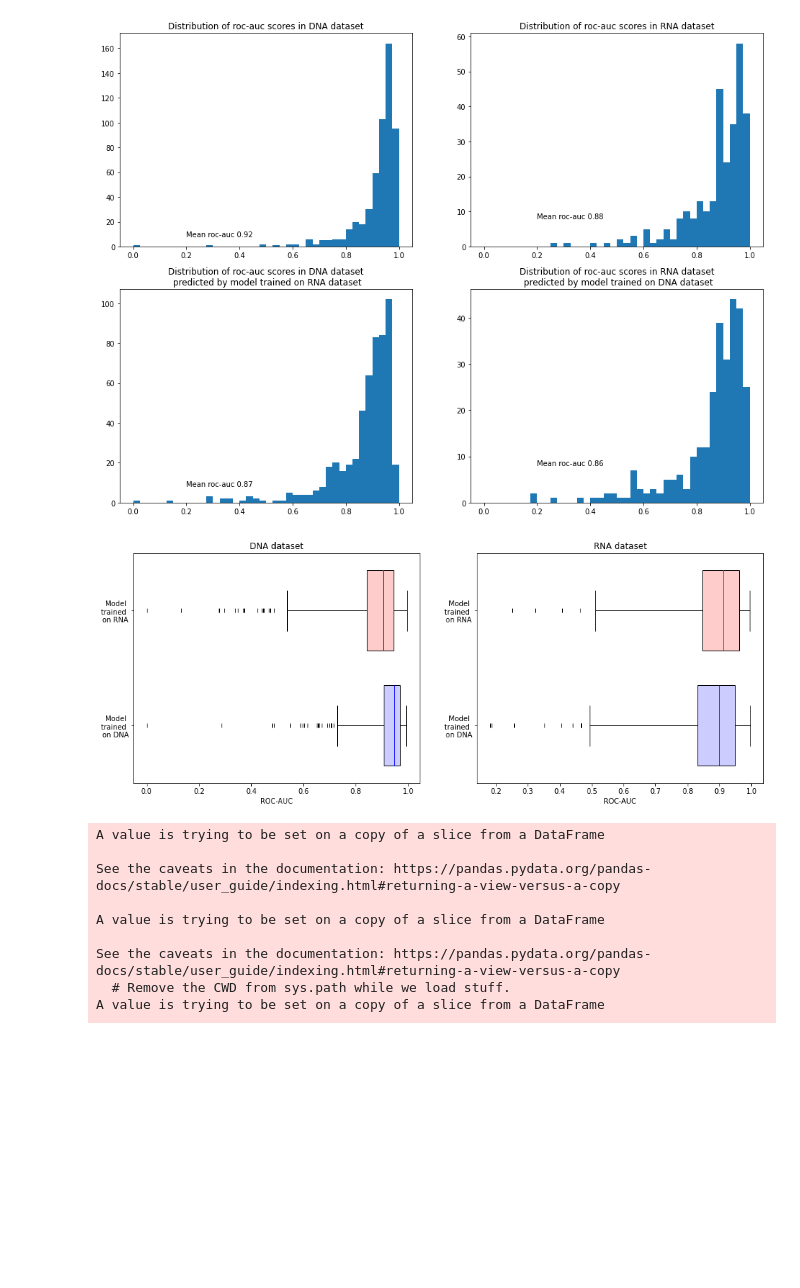
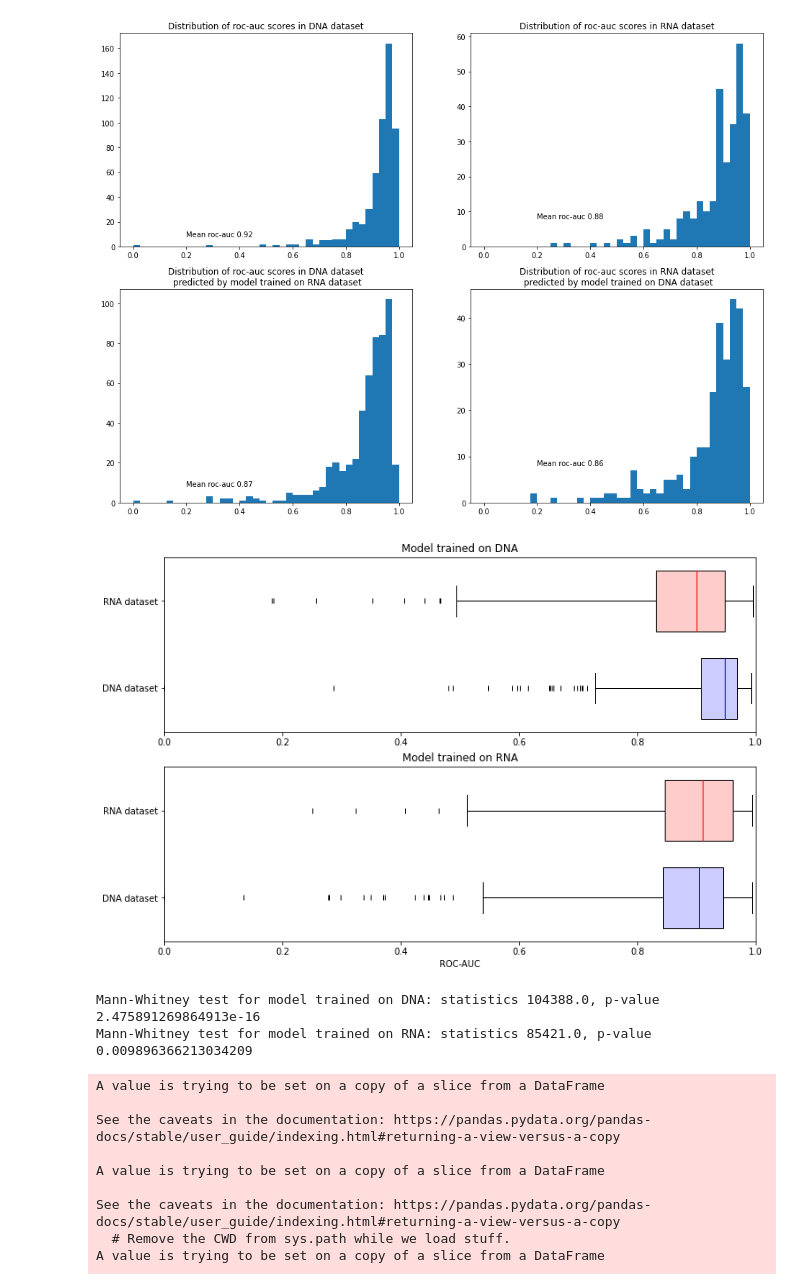
Before and after one commit to geraseva/masif_npi, a Jupyter notebook: Inference_analysis.ipynb, the cells around one changed output. Drawn from its saved outputs; the diff is of its cells as text; code cells hidden in the pictures; blank space fills up the shorter version.

```diff
--- a/Inference_analysis.ipynb
+++ b/Inference_analysis.ipynb
@@ -38,32 +38,45 @@ plt.show()
 # %% [output]
 [figure]
 # %%
-plt.figure(figsize=(16,6))
-plt.subplot(121)
-plt.xlabel('ROC-AUC')
-plt.title('DNA dataset')
+plt.figure(figsize=(12,8))
+plt.subplot(211)
+plt.title('Model trained on DNA')
+plt.xlim(0,1)
 box=plt.boxplot([inf_data_dna.roc,
-             inf_data_dna_cross.roc],
-            labels=['Model \ntrained \non DNA', 'Model \ntrained \non RNA' ],
+             inf_data_rna_cross.roc],
+            labels=['DNA dataset', 'RNA dataset' ],
             whis=3, vert=0, widths=.7,patch_artist=True, flierprops=dict(marker='|'))
 box['medians'][0].set_color('blue')
 box['boxes'][0].set_facecolor('#CCCCFF')
 box['medians'][1].set_color('red')
 box['boxes'][1].set_facecolor('#FFCCCC')
 
-plt.subplot(122)
+plt.subplot(212)
 plt.xlabel('ROC-AUC')
-plt.title('RNA dataset')
-box=plt.boxplot([inf_data_rna_cross.roc,
+plt.title('Model trained on RNA')
+plt.xlim(0,1)
+box=plt.boxplot([inf_data_dna_cross.roc,
              inf_data_rna.roc],
-            labels=['Model \ntrained \non DNA', 'Model \ntrained \non RNA' ],
+            labels=['DNA dataset', 'RNA dataset' ],
             whis=3, vert=0, widths=.7,patch_artist=True, flierprops=dict(marker='|'))
 box['medians'][0].set_color('blue')
 box['boxes'][0].set_facecolor('#CCCCFF')
 box['medians'][1].set_color('red')
 box['boxes'][1].set_facecolor('#FFCCCC')
 # %% [output]
-[figure, old version]
+[figure, new version]
+# %%
+dna_cross_mws, dna_cross_mwp=stats.mannwhitneyu(inf_data_dna.roc,
+                   inf_data_rna_cross.roc,
+                   alternative='greater')
+print(f'Mann-Whitney test for model trained on DNA: statistics {dna_cross_mws}, p-value {dna_cross_mwp}')
+rna_cross_mws, rna_cross_mwp=stats.mannwhitneyu(inf_data_rna.roc,
+                   inf_data_dna_cross.roc,
+                   alternative='greater')
+print(f'Mann-Whitney test for model trained on RNA: statistics {rna_cross_mws}, p-value {rna_cross_mwp}')
+# %% [output]
+Mann-Whitney test for model trained on DNA: statistics 104388.0, p-value 2.475891269864913e-16
+Mann-Whitney test for model trained on RNA: statistics 85421.0, p-value 0.009896366213034209
 # %%
 import json
 import collections
```
Also changed, not shown: parts of 10 cells of this notebook, 7 other files.
